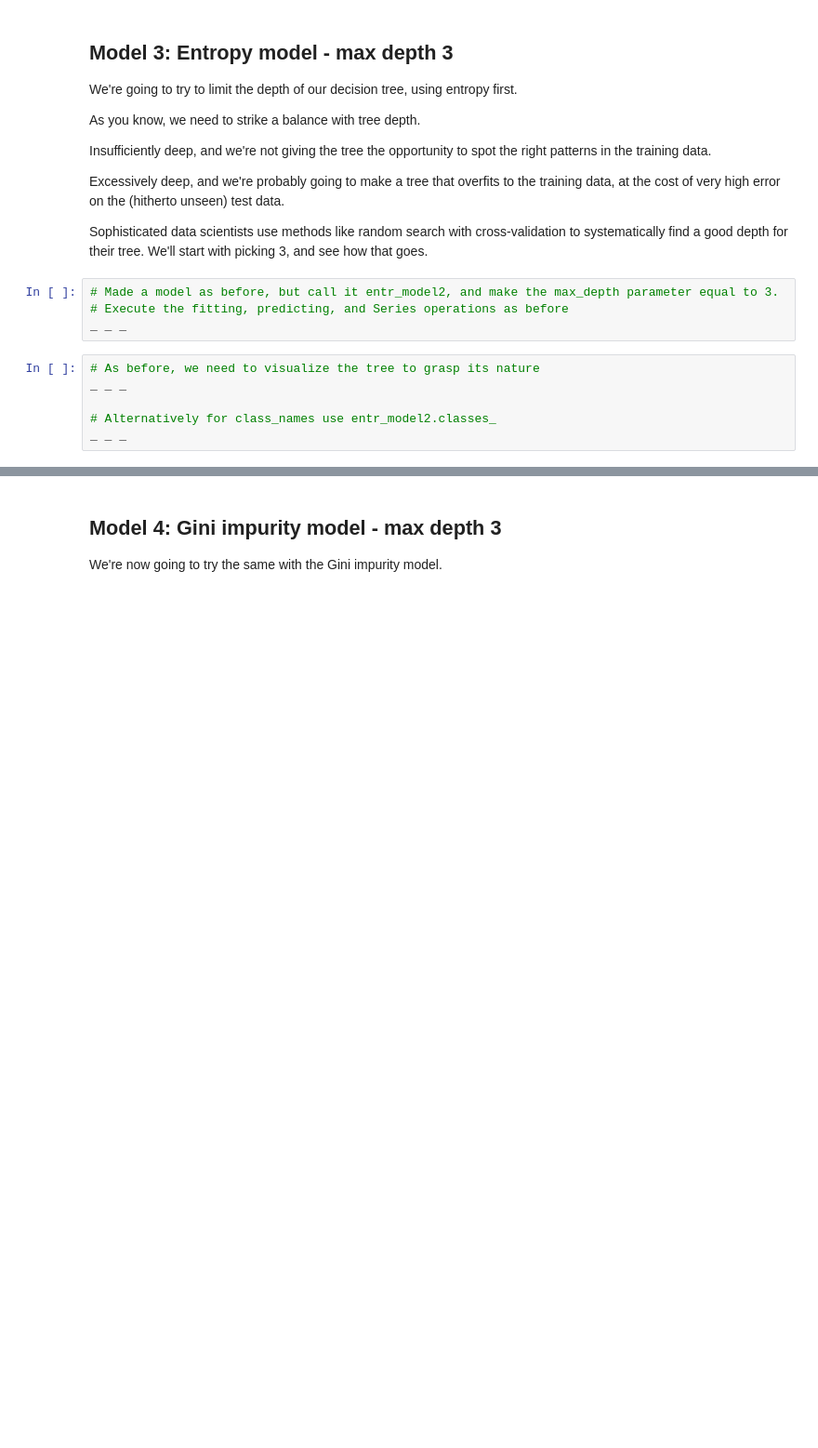
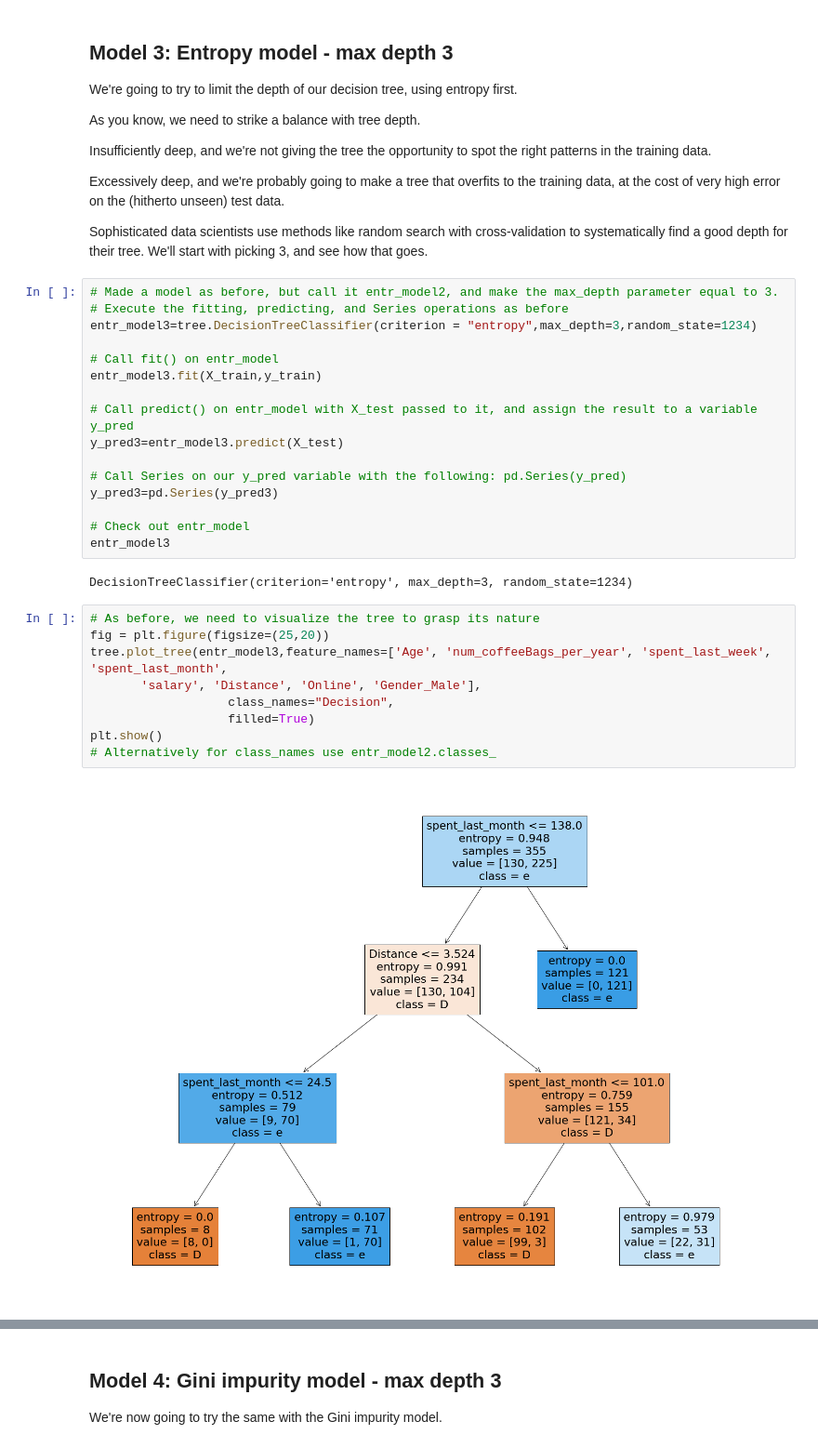
Before and after one commit to vishrast/Case-Study--RR-Diner-Coffee, a Jupyter notebook: Springboard Decision Tree Specialty Coffee Case Study - Tier 3.ipynb, the cells around one changed output, grey strips where cells are left out. Shown at 93% size. Drawn from its saved outputs; the diff is of its cells as text; blank space fills up the shorter version.

```diff
--- a/Springboard Decision Tree Specialty Coffee Case Study - Tier 3.ipynb
+++ b/Springboard Decision Tree Specialty Coffee Case Study - Tier 3.ipynb
@@ -465,13 +527,32 @@ Sophisticated data scientists use methods like random search with cross-validati
 # %%
 # Made a model as before, but call it entr_model2, and make the max_depth parameter equal to 3.
 # Execute the fitting, predicting, and Series operations as before
-_ _ _
+entr_model3=tree.DecisionTreeClassifier(criterion = "entropy",max_depth=3,random_state=1234)
+
+# Call fit() on entr_model
+entr_model3.fit(X_train,y_train)
+
+# Call predict() on entr_model with X_test passed to it, and assign the result to a variable y_pred
+y_pred3=entr_model3.predict(X_test)
+
+# Call Series on our y_pred variable with the following: pd.Series(y_pred)
+y_pred3=pd.Series(y_pred3)
+
+# Check out entr_model
+entr_model3
+# %% [output]
+DecisionTreeClassifier(criterion='entropy', max_depth=3, random_state=1234)
 # %%
 # As before, we need to visualize the tree to grasp its nature
-_ _ _
-
+fig = plt.figure(figsize=(25,20))
+tree.plot_tree(entr_model3,feature_names=['Age', 'num_coffeeBags_per_year', 'spent_last_week', 'spent_last_month',
+       'salary', 'Distance', 'Online', 'Gender_Male'],
+                   class_names="Decision",
+                   filled=True)
+plt.show()
 # Alternatively for class_names use entr_model2.classes_
-_ _ _
+# %% [output]
+[figure, added]
 # %%
 # Run this block for model evaluation
 print("Model Entropy model max depth 3")
```
Also changed, not shown: parts of 36 cells of this notebook.
